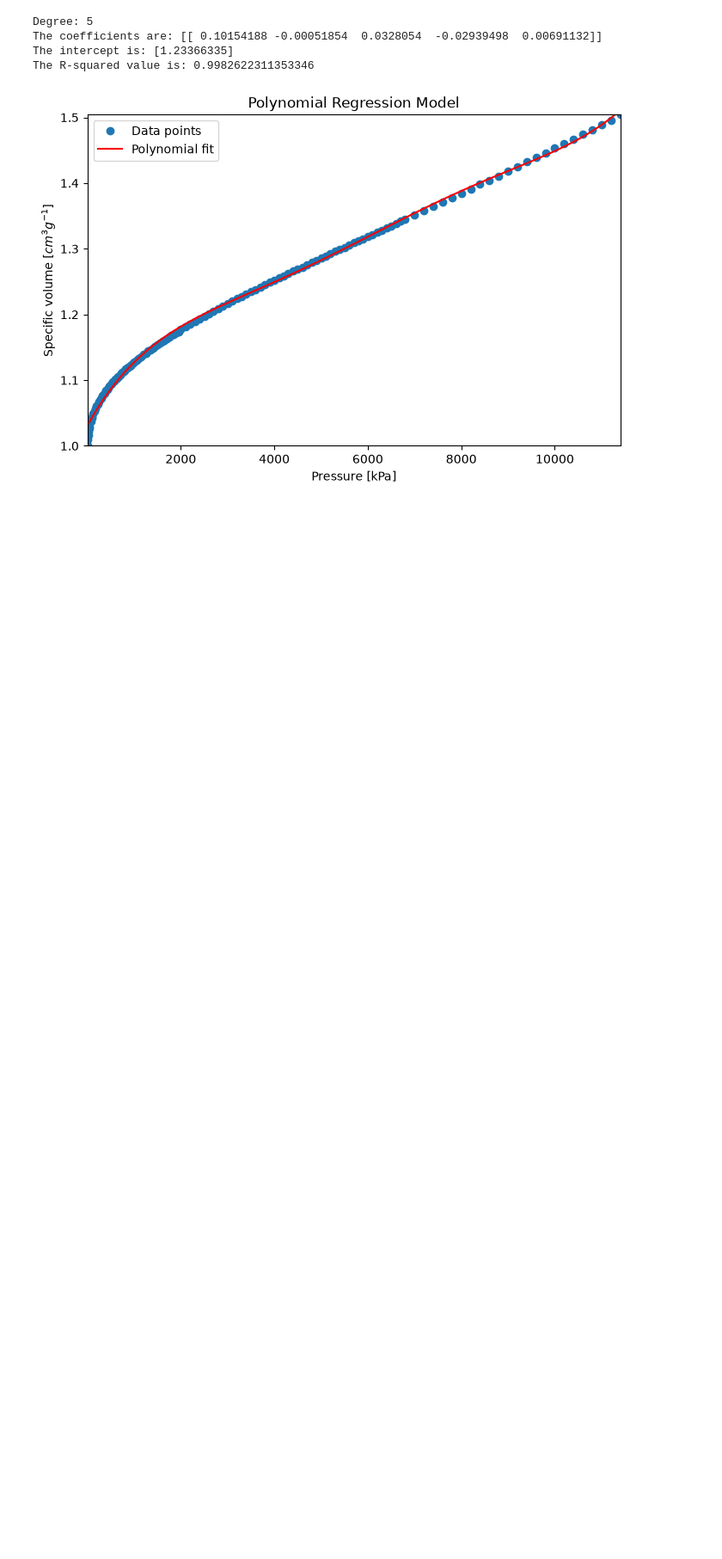
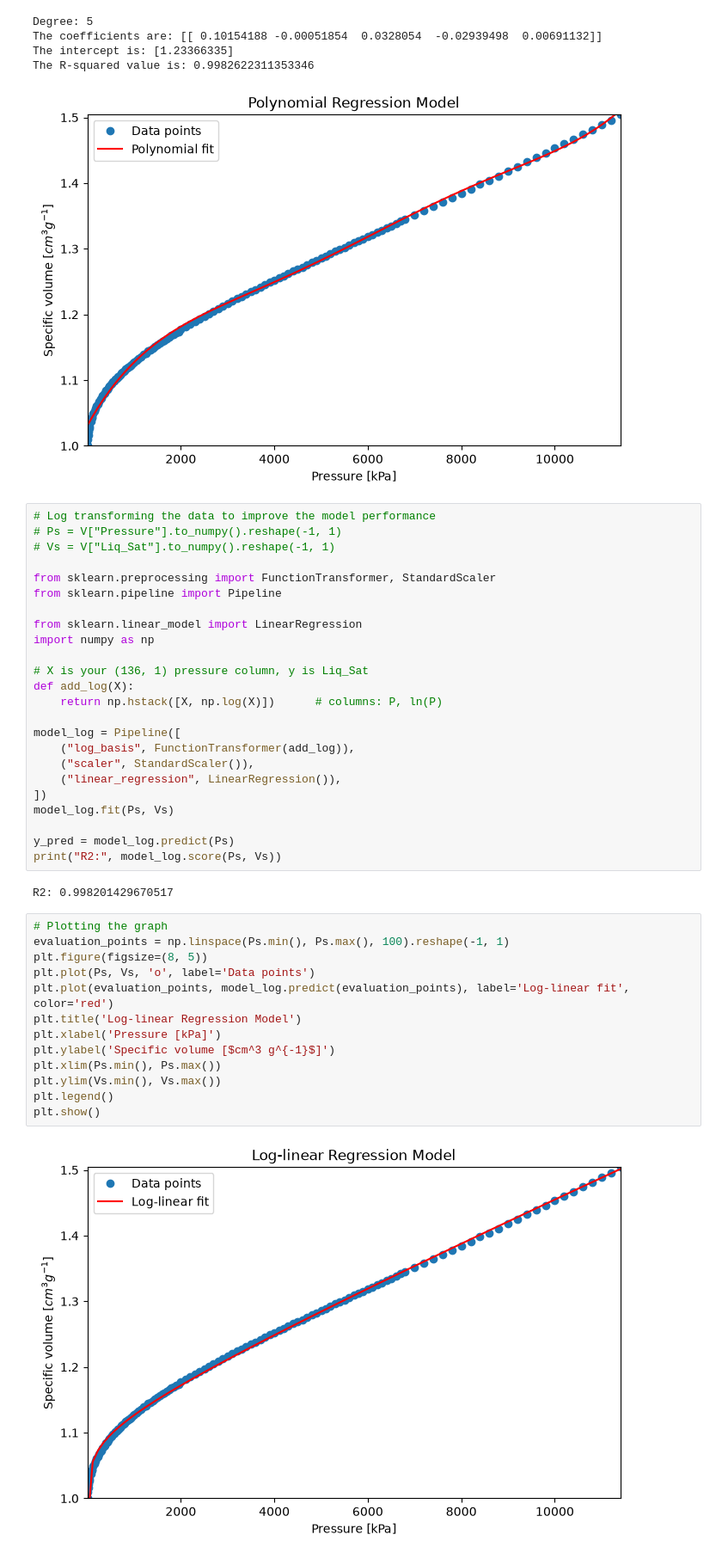
Before and after one commit to BoniYu/GLM_ThemophysicalProperty_Prediction, a Jupyter notebook: Notebooks/glm_V.ipynb, the cells around one changed output. Shown: that part at 86% size. Cells and saved outputs as stored; diff of their text form; blank space fills up the shorter version.

Commit message:
Log GLMs FOr sat. Liq. Volume is done and report is added

```diff
--- a/Notebooks/glm_V.ipynb
+++ b/Notebooks/glm_V.ipynb
@@ -179,3 +179,44 @@ The coefficients are: [[ 0.10154188 -0.00051854  0.0328054  -0.02939498  0.00691
 The intercept is: [1.23366335]
 The R-squared value is: 0.9982622311353346
 [figure]
+# %%
+# Log transforming the data to improve the model performance
+# Ps = V["Pressure"].to_numpy().reshape(-1, 1)
+# Vs = V["Liq_Sat"].to_numpy().reshape(-1, 1)
+
+from sklearn.preprocessing import FunctionTransformer, StandardScaler
+from sklearn.pipeline import Pipeline
+
+from sklearn.linear_model import LinearRegression
+import numpy as np
+
+# X is your (136, 1) pressure column, y is Liq_Sat
+def add_log(X):
+    return np.hstack([X, np.log(X)])      # columns: P, ln(P)
+
+model_log = Pipeline([
+    ("log_basis", FunctionTransformer(add_log)),
+    ("scaler", StandardScaler()),
+    ("linear_regression", LinearRegression()),
+])
+model_log.fit(Ps, Vs)
+
+y_pred = model_log.predict(Ps)
+print("R2:", model_log.score(Ps, Vs))
+# %% [output]
+R2: 0.998201429670517
+# %%
+# Plotting the graph
+evaluation_points = np.linspace(Ps.min(), Ps.max(), 100).reshape(-1, 1)
+plt.figure(figsize=(8, 5))
+plt.plot(Ps, Vs, 'o', label='Data points')
+plt.plot(evaluation_points, model_log.predict(evaluation_points), label='Log-linear fit', color='red')
+plt.title('Log-linear Regression Model')
+plt.xlabel('Pressure [kPa]')
+plt.ylabel('Specific volume [$cm^3 g^{-1}$]')
+plt.xlim(Ps.min(), Ps.max())
+plt.ylim(Vs.min(), Vs.max())
+plt.legend()
+plt.show()
+# %% [output]
+[figure, added]
```
Also changed, not shown: parts of 1 cell of this notebook, 1 other file.
